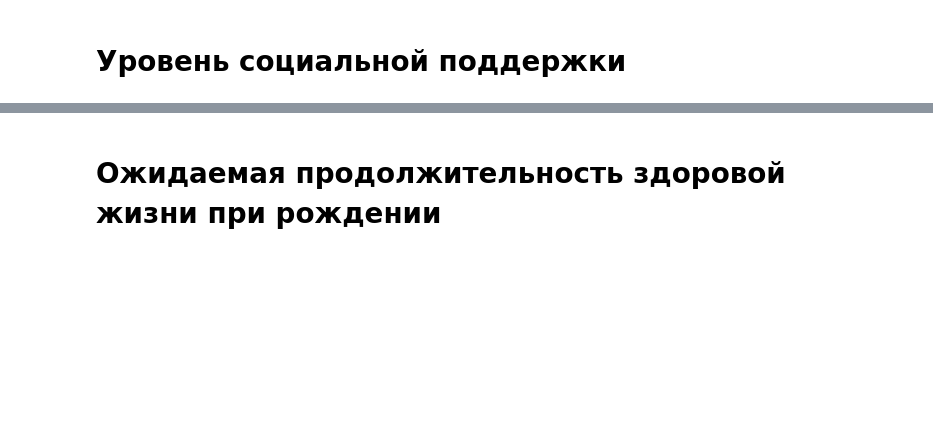
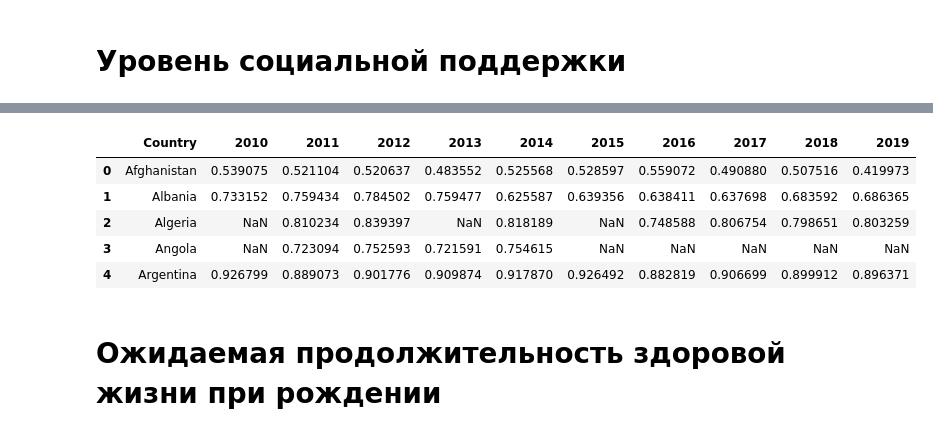
Before and after one commit to team-hack-0819/social-env, a Jupyter notebook: data.ipynb, the cells around one changed output, grey strips where cells are left out. Saved outputs shown, nothing was run; the diff lists cells and outputs as text; code cells hidden in the pictures; blank space fills up the shorter version.

```diff
--- a/data.ipynb
+++ b/data.ipynb
@@ -160,3 +189,16 @@ tab4.head()
+# %%
+tab4 = tab4[[2010,2011,2012,2013,2014,2015,2016,2017,2018,2019]]
+tab4_4 = pd.DataFrame(tab4.values, columns = ['2010','2011','2012','2013','2014','2015','2016','2017','2018','2019'])
+tab4_4['Country'] = tab4.index
+tab4_4 = tab4_4[['Country'] + tab4_4.columns[:-1].tolist()]
+tab4_4.head()
+# %% [output]
+|  | Country | 2010 | 2011 | 2012 | 2013 | 2014 | 2015 | 2016 | 2017 | 2018 | 2019 |
+| 0 | Afghanistan | 0.539075 | 0.521104 | 0.520637 | 0.483552 | 0.525568 | 0.528597 | 0.559072 | 0.490880 | 0.507516 | 0.419973 |
+| 1 | Albania | 0.733152 | 0.759434 | 0.784502 | 0.759477 | 0.625587 | 0.639356 | 0.638411 | 0.637698 | 0.683592 | 0.686365 |
+| 2 | Algeria | NaN | 0.810234 | 0.839397 | NaN | 0.818189 | NaN | 0.748588 | 0.806754 | 0.798651 | 0.803259 |
+| 3 | Angola | NaN | 0.723094 | 0.752593 | 0.721591 | 0.754615 | NaN | NaN | NaN | NaN | NaN |
+| 4 | Argentina | 0.926799 | 0.889073 | 0.901776 | 0.909874 | 0.917870 | 0.926492 | 0.882819 | 0.906699 | 0.899912 | 0.896371 |
 # %% [markdown]
 # Ожидаемая продолжительность здоровой жизни при рождении
 # %%
```
Also changed, not shown: parts of 10 cells of this notebook.
